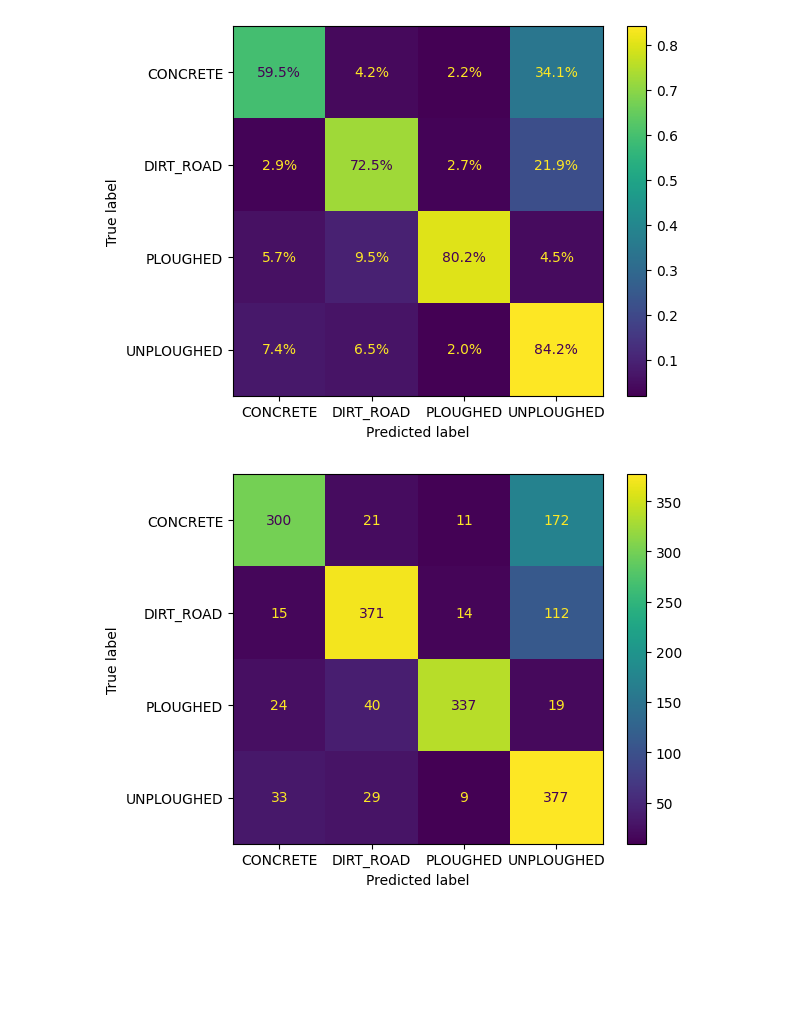
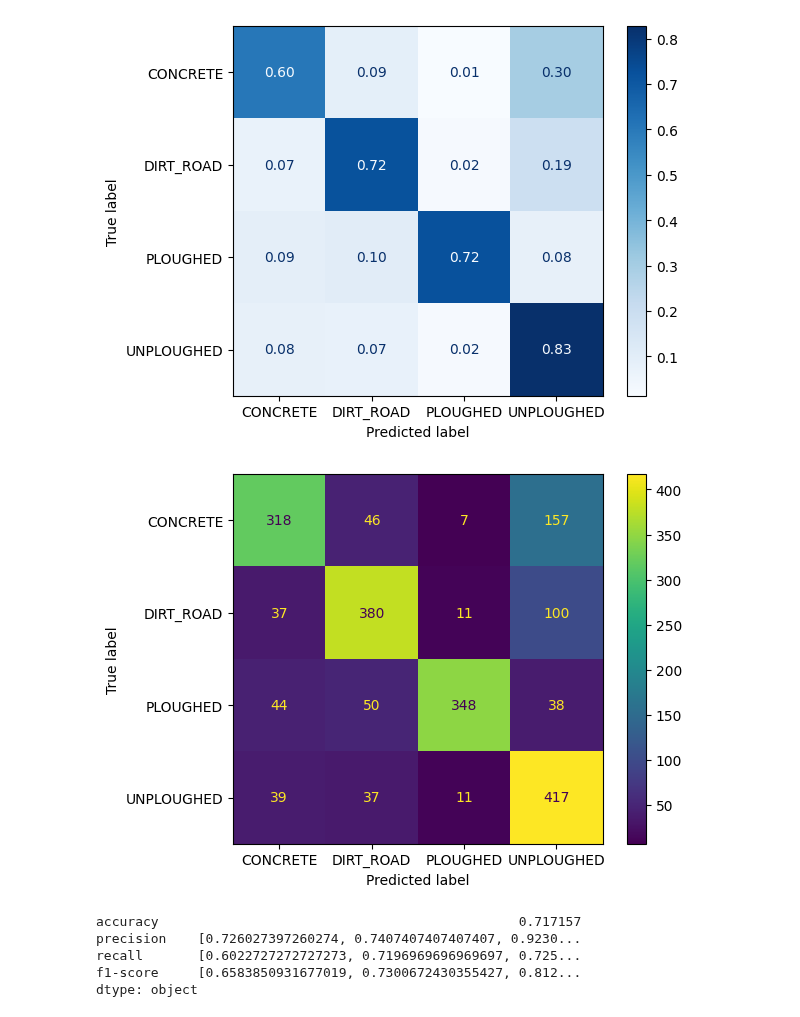
Before and after one commit to norlab-ulaval/BorealTC, a Jupyter notebook: metrics.ipynb, the cells around one changed output. Drawn from its saved outputs; the diff is of its cells as text; code cells hidden in the pictures; blank space fills up the shorter version.

Commit message:
Compute scores too

```diff
--- a/metrics.ipynb
+++ b/metrics.ipynb
@@ -6,4 +13,5 @@ from sklearn.metrics import ConfusionMatrixDisplay, confusion_matrix
 # %%
 results_dir = Path("results")
-values = np.load(results_dir / "res.npy", allow_pickle=True).item()
+values = np.load(results_dir / "results_SVM_mw_1.7.npy", allow_pickle=True).item()
 terrains = values["terrains"]
+values
@@ -10,18 +33,20 @@ terrains = values["terrains"]
 # %%
-clf_values = values["SVM"][1700]
+clf_values = values
+# clf_values = values[1700]
 ypred = clf_values["pred"]
 ytest = clf_values["true"]
 # %%
 disp = ConfusionMatrixDisplay.from_predictions(
     ytest,
     ypred,
     labels=terrains,
     display_labels=terrains,
     normalize="true",
-    values_format=".1%"
+    values_format=".2f",
+    cmap="Blues",
 )
 # %% [output]
-[figure, old version]
+[figure, new version]
 # %%
 disp = ConfusionMatrixDisplay.from_predictions(
     ytest,
@@ -30,4 +55,4 @@ disp = ConfusionMatrixDisplay.from_predictions(
     display_labels=terrains,
 )
 # %% [output]
-[figure, old version]
+[figure, new version]
@@ -33,0 +86,8 @@ disp = ConfusionMatrixDisplay.from_predictions(
+# %%
+metrics
+# %% [output]
+accuracy                                              0.717157
+precision    [0.726027397260274, 0.7407407407407407, 0.9230...
+recall       [0.6022727272727273, 0.7196969696969697, 0.725...
+f1-score     [0.6583850931677019, 0.7300672430355427, 0.812...
+dtype: object
```
Also changed, not shown: parts of 3 cells of this notebook.
